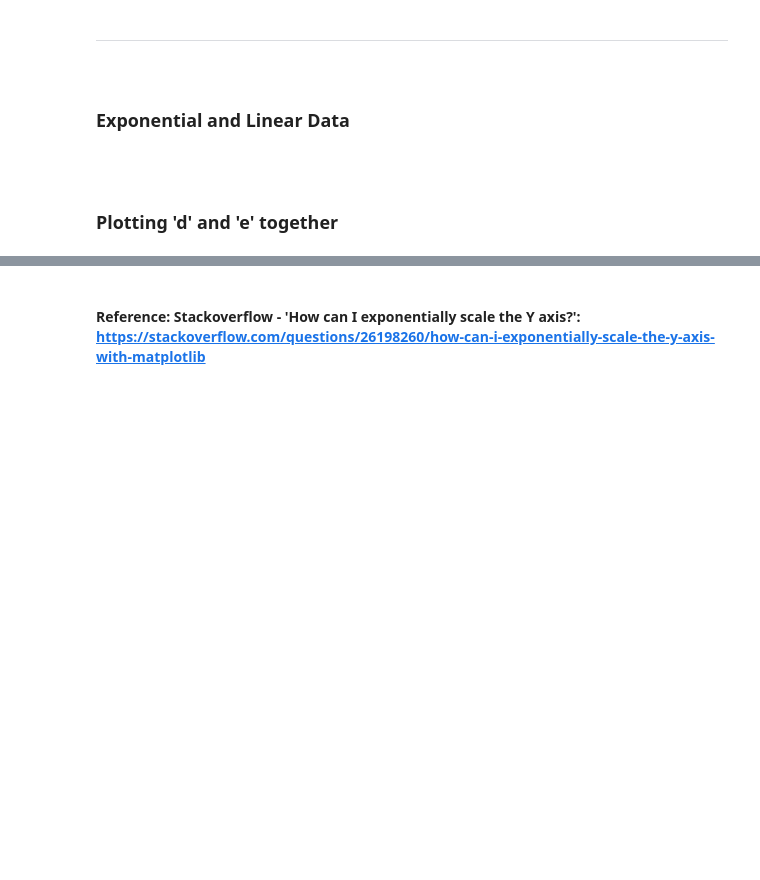
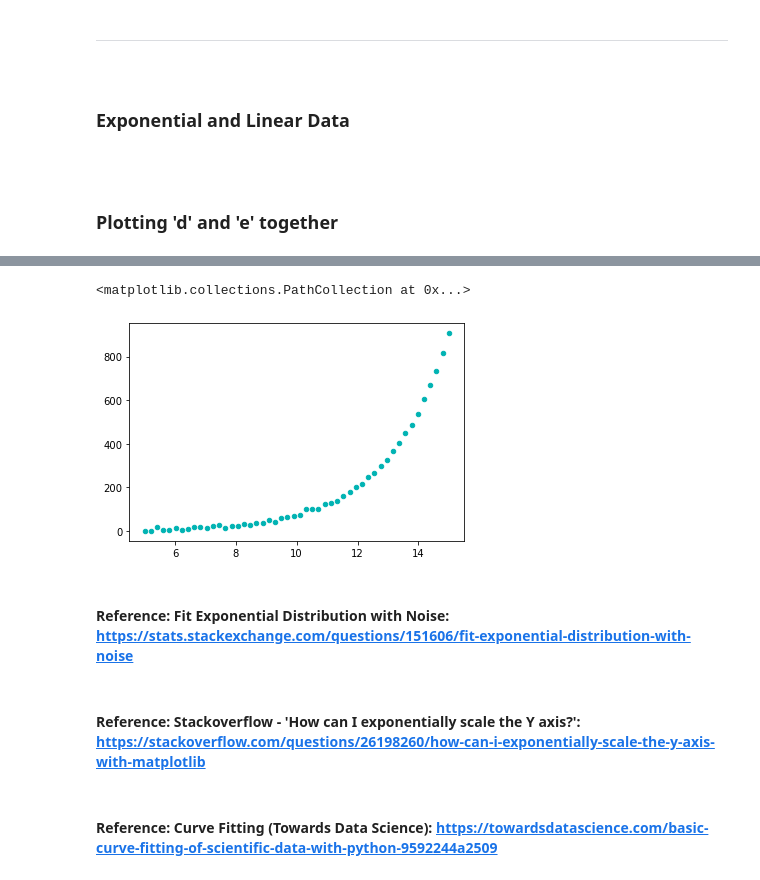
Before and after one commit to PJFinnerty/Machine-Learning-and-Statistics, a Jupyter notebook: Research.ipynb, the cells around one changed output, grey strips where cells are left out. Drawn from its saved outputs; the diff is of its cells as text; code cells hidden in the pictures; blank space fills up the shorter version.

```diff
--- a/Research.ipynb
+++ b/Research.ipynb
@@ -152,2 +219,28 @@ plt.show()
+# %%
+# Function to calculate the exponential with constants a and b
+def exponential(x, a, b):
+    return a*np.exp(b*x)
+
+# Generate dummy dataset
+x_dummy = np.linspace(start=5, stop=15, num=50)
+
+# Calculate y-values based on dummy x-values
+y_dummy = exponential(x_dummy, 0.5, 0.5)
+
+# Add noise from a Gaussian distribution
+noise = 5*np.random.normal(size=y_dummy.size)
+y_dummy = y_dummy + noise
+
+# Plot the noisy exponential data
+plt.scatter(x_dummy, y_dummy, s=20, color='#00b3b3', label='Data')
+
+#plt.scatter()
+# %% [output]
+<matplotlib.collections.PathCollection at 0x...>
+[figure, added]
+# %% [markdown]
+#### Reference: Fit Exponential Distribution with Noise: https://stats.stackexchange.com/questions/151606/fit-exponential-distribution-with-noise
 # %% [markdown]
 #### Reference: Stackoverflow - 'How can I exponentially scale the Y axis?': https://stackoverflow.com/questions/26198260/how-can-i-exponentially-scale-the-y-axis-with-matplotlib
+# %% [markdown]
+#### Reference: Curve Fitting (Towards Data Science): https://towardsdatascience.com/basic-curve-fitting-of-scientific-data-with-python-9592244a2509
```
Also changed, not shown: parts of 11 cells of this notebook.
